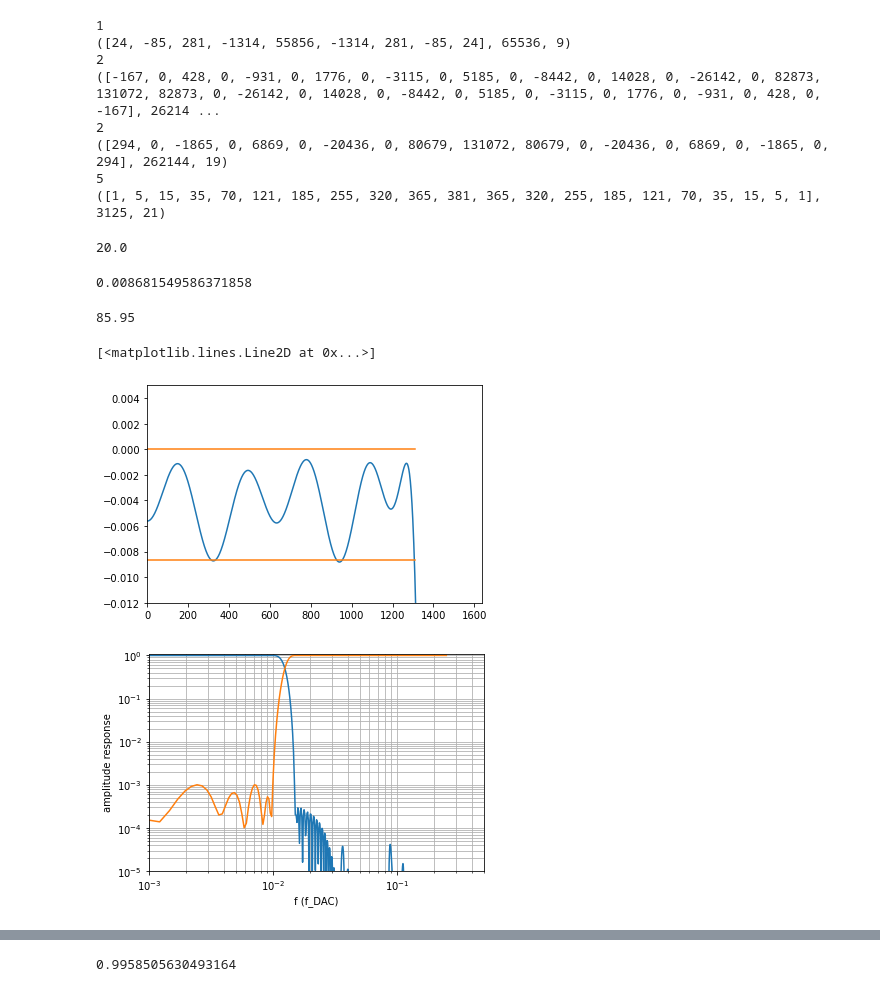
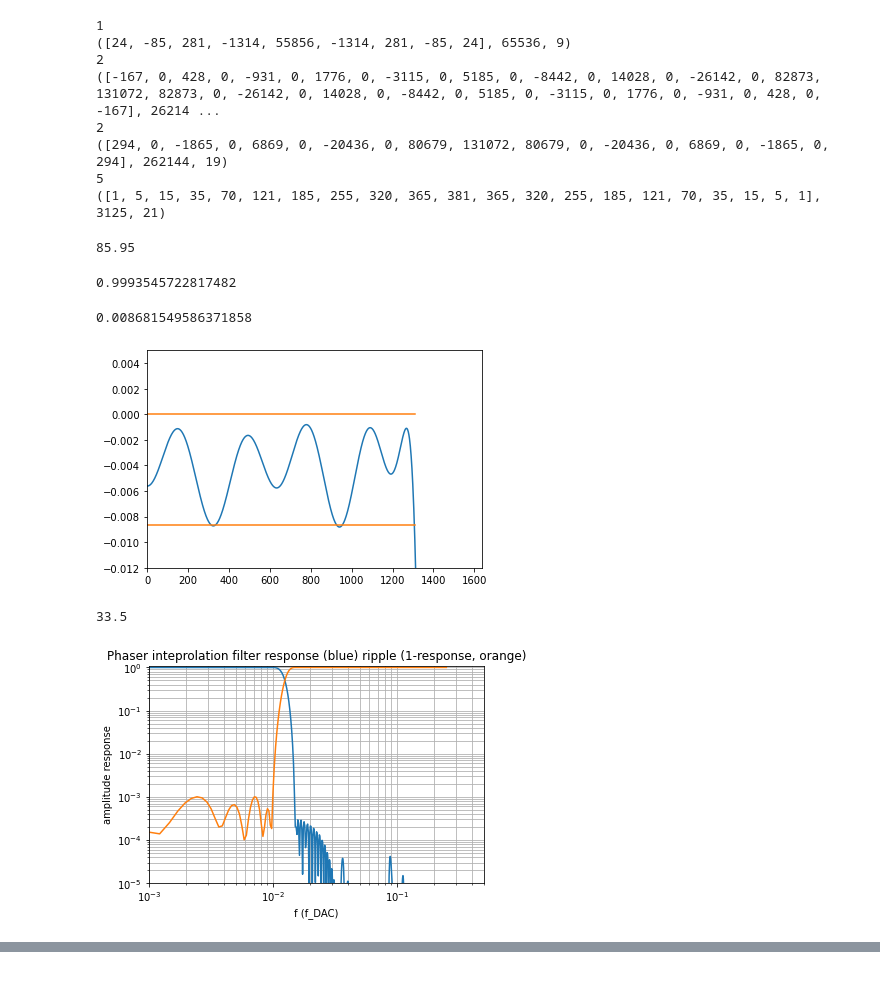
Before and after one commit to quartiq/phaser, a Jupyter notebook: filter.ipynb, the cells around one changed output, grey strips where cells are left out. Drawn from its saved outputs; the diff is of its cells as text; code cells hidden in the pictures.

Commit message:
filter notebook: cleanup

```diff
--- a/filter.ipynb
+++ b/filter.ipynb
@@ -7,8 +5,2 @@ import functools, operator
 
 %matplotlib inline
-# %%
-a = sp.var("a:4")
-t = sp.var("t")
-
-u = a0 + a1*t + a2/2*t**2 + a3/6*t**3
-ta, tb = sp.solve(u.diff(t), t)
@@ -133,24 +6,0 @@ ax[1].set_xlim(0, .25)
-# %%
-# ad9154 interpolation filter: .2 transition width, 14 taps
-
-up = .2
-n = 14
-
-fig, ax = plt.subplots(1, 2, figsize=(15, 10))
-for a in [
-    halfgen4(up, n),
-    #signal.remez(4*n - 1, [0, up, .5 - up, .5], [1, 0], grid_density=60),
-    #signal.firwin(4*n - 1, .5),
-]:
-    a[np.fabs(a) < np.fabs(a[0])] = 0
-    a = np.round((1 << 15) * a)/(1 << 15)
-    print(len(a))
-    print(a)
-    w, h = signal.freqz(a, worN=1<<11)
-    ax[0].plot(w/(2*np.pi), 20*np.log10(np.absolute(h)))
-    ax[1].plot(w/(2*np.pi), 20*np.log10(np.absolute(h)))
-
-ax[0].set_xlim(.3, .275)
-ax[0].set_ylim(-20, -90)
-ax[1].set_xlim(.2, .225)
-ax[1].set_ylim(-.6, 0)
@@ -196,9 +7,11 @@ ax[1].set_ylim(-.6, 0)
 # %%
 class Process:
+    """Signal processing"""
     rate = 1
 
 
 class Gain(Process):
+    """Apply a flat gain."""
     def __init__(self, g):
         self.gain = g
 
@@ -207,6 +20,7 @@ class Gain(Process):
 
 
 class US(Process):
+    """Upsampler, zero stuffer."""
     def __init__(self, r):
         self.rate = r
 
@@ -215,6 +29,7 @@ class US(Process):
 
 
 class DS(Process):
+    """Downsampler"""
     def __init__(self, r, prefer_mid=True):
         self.r = r
         self.rate = 1./r
@@ -229,6 +44,7 @@ class DS(Process):
 
 
 class FIR(Process):
+    """Finite impulse response filter."""
     def __init__(self, b, a=1):
         b = np.atleast_1d(b)
         # b[np.fabs(b) < 3e-7] = 0
@@ -258,6 +74,7 @@ class FIR(Process):
 
 
 class LPF(FIR):
+    """Lowpass FIR filter with Remez/Parks-McClellan"""
     def __init__(self, n, wa, wb, k=(1., 1), g=(1., 0)):
         b = signal.remez(
             numtaps=n,
@@ -270,23 +87,29 @@ class LPF(FIR):
 
 
 class HBF(LPF):
+    """Half-band filter"""
     def __init__(self, n, w):
         LPF.__init__(self, 4*n - 1, w, 1 - w)
 
 
 class FIR2(FIR):
+    """Use firwin2 to construct a FIR"""
     def __init__(self, n, w, g):
         b = signal.firwin2(n, w, g)
         FIR.__init__(self, b)
 
 
 class FIRLS(FIR):
+    """Use firls to construct a FIR"""
     def __init__(self, n, w, g, weight=None):
         b = signal.firls(n, w, g, weight)
         FIR.__init__(self, b)
 
 
 class CIC(FIR):
+    """Cascaded integrator comb interpolator"""
+    # CIC: http://www.tsdconseil.fr/log/scriptscilab/cic/cic-en.pdf
+    # resampling: http://www.ee.ic.ac.uk/hp/staff/dmb/courses/DSPDF/01300_Resampling.pdf
     def __init__(self, r, m, n):
         # self.rate = r if r > 0 else -1/r
         self.rate = 1  # use a US/DS before to implement the rate change
@@ -302,7 +125,7 @@ class CIC(FIR):
         #b = 1  #[max(r, 1)] + [0]*(max(r, 1) - 1)
         #b = b[::max(1, -r)]/max(1, -r)
 
-    def disabled__call__(self, x):  # not yet working
+    def disabled__call__(self, x):  # not yet working, instead defer to FIR
         k = (1 << 30)/np.fabs(x).max()
         x = (x*k).astype(np.int64)
         if self.r > 0:
@@ -605,14 +281,4 @@ for step in steps:
 ([294, 0, -1865, 0, 6869, 0, -20436, 0, 80679, 131072, 80679, 0, -20436, 0, 6869, 0, -1865, 0, 294], 262144, 19)
 5
 ([1, 5, 15, 35, 70, 121, 185, 255, 320, 365, 381, 365, 320, 255, 185, 121, 70, 35, 15, 5, 1], 3125, 21)
-# %%
-# usable bandwidth
-1/(10*4e-3)*.8
-# %% [output]
-20.0
-# %%
-# flatness
-20*np.log10(1.001)
-# %% [output]
-0.008681549586371858
 # %%
@@ -620,24 +286,38 @@ for step in steps:
 1.67+6.02*14
 # %% [output]
 85.95
+# %%
+# overall scale
+FIR(x)([1.]).sum()/20.
+# %% [output]
+0.9993545722817482
 # %%
-#plt.xscale("log")
+# passband ripple
 plt.ylim(-.012, .005)
 plt.xlim(0, (1<<16)/(2*r))
 plt.plot(20*np.log10(np.absolute(np.fft.rfft(x/r, 1<<16))))
 plt.plot(np.array([0, .4, np.nan, 0, .4])/20.*(1<<16), 20*np.log10([1-1e-3, 1-1e-3, np.nan, 1, 1]))
+
+# passband flatness
+20*np.log10(1.001)
 # %% [output]
-[<matplotlib.lines.Line2D at 0x...>]
+0.008681549586371858
 [figure]
+# %%
+# group delay
+len(x)/20.
+# %% [output]
+33.5
 # %%
 plt.xscale("log")
 plt.xlabel("f (f_DAC)")
 plt.xlim(1e-3, .5)
 plt.yscale("log")
 plt.ylim(1e-5, 1.1)
 plt.ylabel("amplitude response")
 plt.grid(which="both")
+plt.title("Phaser inteprolation filter response (blue) ripple (1-response, orange)")
 FIR(x).plot_freq(plt.gca(), r=r, f=4)
 # %% [output]
-[figure, old version]
+[figure, new version]
 # %%
@@ -661,7 +341,3 @@ array([-2.04411488e-12, -1.02205744e-11, -3.06617232e-11, -7.15440207e-11,
         0.00000000e+00,  0.00000000e+00,  0.00000000e+00,  0.00000000e+00,
         0.00000000e+00,  0.00000000e+00,  0.00000000e+00,  0.00000000e+00,
         0.00000000e+00,  0.00000000e+00])
-# %%
-FIR(x)([1.]).sum()/20.
-# %% [output]
-0.9958505630493164
```
Also changed, not shown: parts of 20 cells of this notebook.
